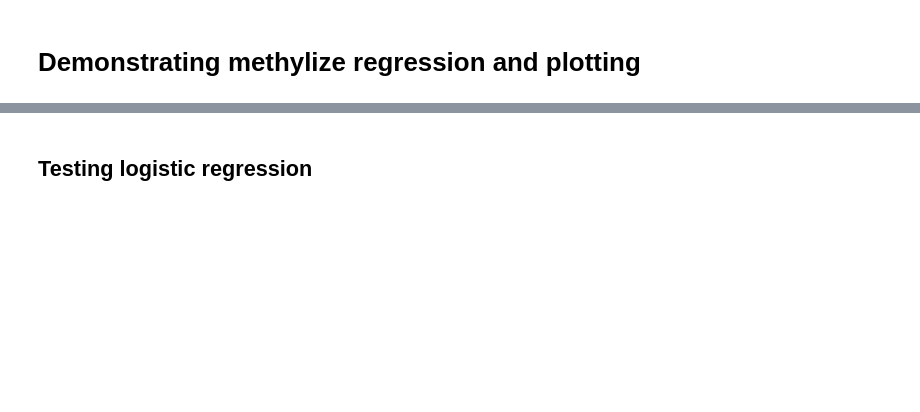
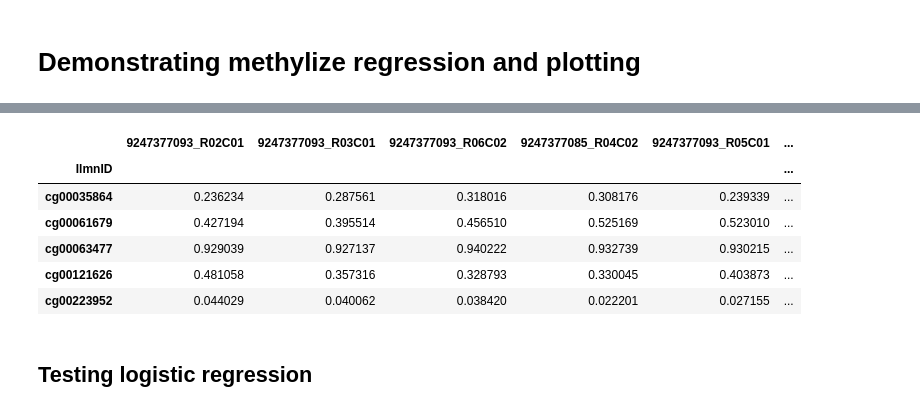
Before and after one commit to FoxoTech/methylize, a Jupyter notebook: docs/demo_diff_meth_pos.ipynb, the cells around one changed output, grey strips where cells are left out. Cells and saved outputs as stored; diff of their text form; code cells hidden in the pictures; blank space fills up the shorter version.

```diff
--- a/docs/demo_diff_meth_pos.ipynb
+++ b/docs/demo_diff_meth_pos.ipynb
@@ -22,10 +46,18 @@ import sys
 # %%
 # load a processed dataset and the phenotype list per sample.
 # in CLI I ran `python -m methylprep process -d GSE69852_copy --betas --m_value to make these files.
-betas = pd.read_pickle('GSE69852_beta_values.pkl')
-m_values = pd.read_pickle('GSE69852_m_values.pkl')
+betas = pd.read_pickle('data/GSE69852_beta_values.pkl')
+m_values = pd.read_pickle('data/GSE69852_m_values.pkl')
 betas.head()
 #m_values.head()
+# %% [output]
+|  | 9247377093_R02C01 | 9247377093_R03C01 | 9247377093_R06C02 | 9247377085_R04C02 | 9247377093_R05C01 | ... |
+| IlmnID |  |  |  |  |  | ... |
+| cg00035864 | 0.236234 | 0.287561 | 0.318016 | 0.308176 | 0.239339 | ... |
+| cg00061679 | 0.427194 | 0.395514 | 0.456510 | 0.525169 | 0.523010 | ... |
+| cg00063477 | 0.929039 | 0.927137 | 0.940222 | 0.932739 | 0.930215 | ... |
+| cg00121626 | 0.481058 | 0.357316 | 0.328793 | 0.330045 | 0.403873 | ... |
+| cg00223952 | 0.044029 | 0.040062 | 0.038420 | 0.022201 | 0.027155 | ... |
 # %% [markdown]
 ## Testing logistic regression
 # %%
```
Also changed, not shown: parts of 11 cells of this notebook, 1 other file.
